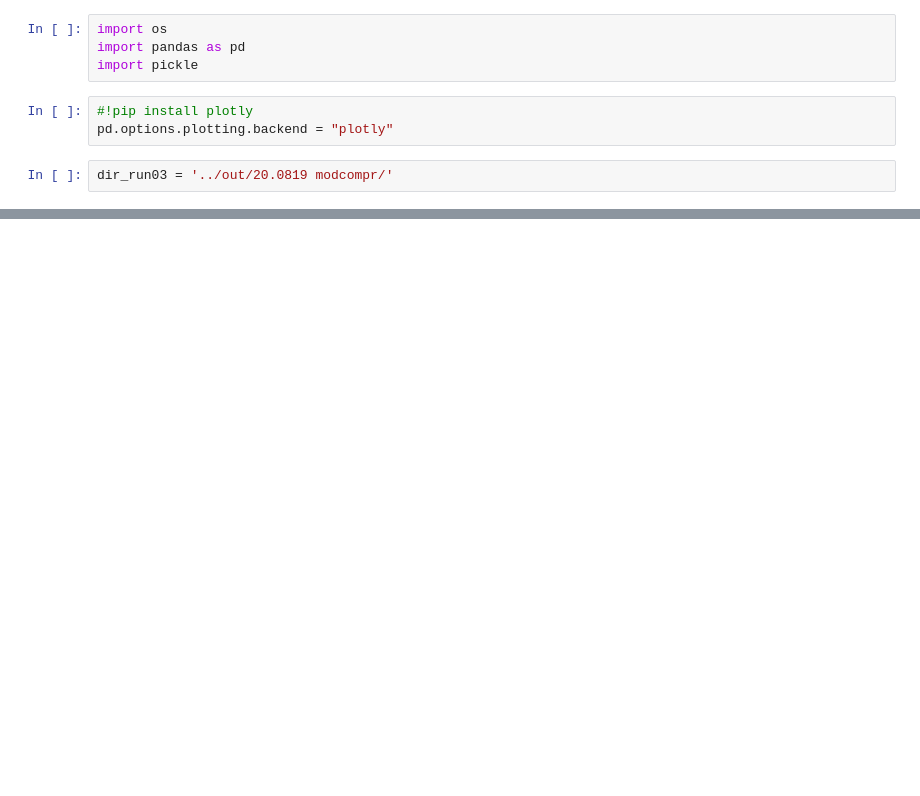
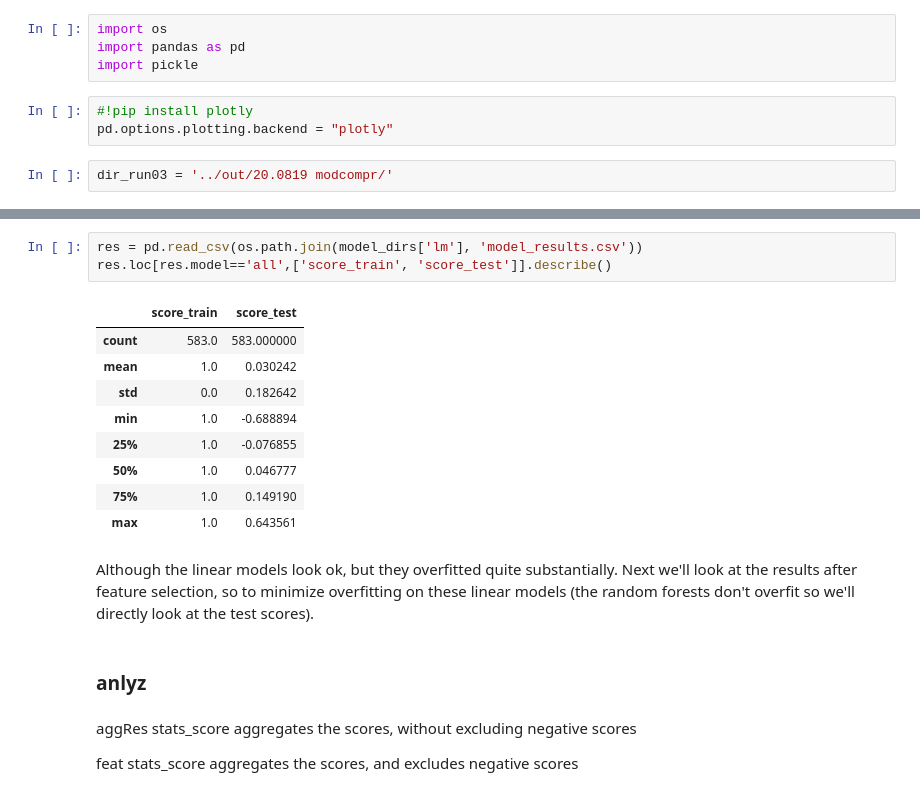
Before and after one commit to pritchardlabatpsu/cga_app, a Jupyter notebook: notebooks/18b-compr_modresults_run03.ipynb, the cells around one changed output, grey strips where cells are left out. Drawn from its saved outputs; the diff is of its cells as text; blank space fills up the shorter version.

```diff
--- a/notebooks/18b-compr_modresults_run03.ipynb
+++ b/notebooks/18b-compr_modresults_run03.ipynb
@@ -24,0 +50,21 @@ scores.boxplot()
+# %%
+res = pd.read_csv(os.path.join(model_dirs['lm'], 'model_results.csv'))
+res.loc[res.model=='all',['score_train', 'score_test']].describe()
+# %% [output]
+|  | score_train | score_test |
+| count | 583.0 | 583.000000 |
+| mean | 1.0 | 0.030242 |
+| std | 0.0 | 0.182642 |
+| min | 1.0 | -0.688894 |
+| 25% | 1.0 | -0.076855 |
+| 50% | 1.0 | 0.046777 |
+| 75% | 1.0 | 0.149190 |
+| max | 1.0 | 0.643561 |
+# %% [markdown]
+Although the linear models look ok, but they overfitted quite substantially. Next we'll look at the results after feature selection, so to minimize overfitting on these linear models (the random forests don't overfit so we'll directly look at the test scores).
+# %% [markdown]
+### anlyz
+# %% [markdown]
+aggRes stats_score aggregates the scores, without excluding negative scores
+
+feat stats_score aggregates the scores, and excludes negative scores
```
Also changed, not shown: parts of 13 cells of this notebook, 4 other files.
